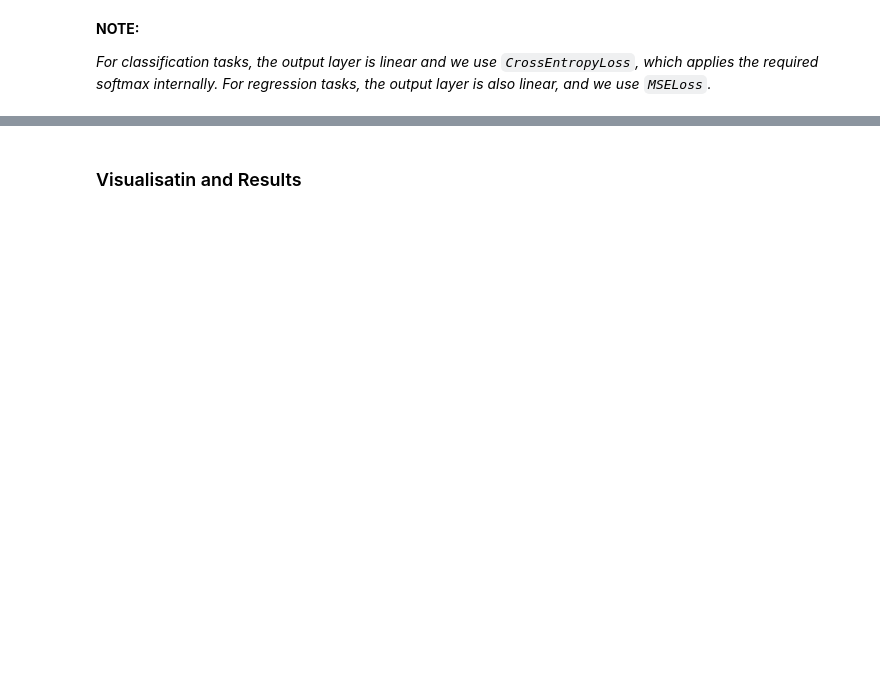
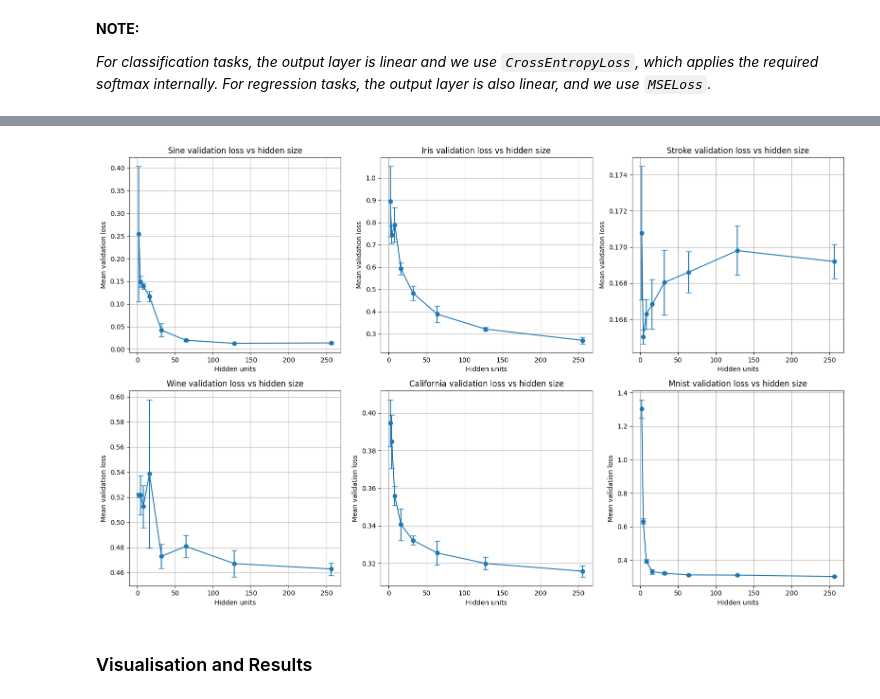
Before and after one commit to TasheelGovender/ML_assignment3, a Jupyter notebook: src/assignment_3.ipynb, the cells around one changed output, grey strips where cells are left out. Drawn from its saved outputs; the diff is of its cells as text; code cells hidden in the pictures; blank space fills up the shorter version.

Commit message:
Hidden units search and results

```diff
--- a/src/assignment_3.ipynb
+++ b/src/assignment_3.ipynb
@@ -170,10 +197,13 @@ def load_mnist_subset(n_samples=10000, random_state=42):
 ### Function approx.
 # %%
 # Synthetic Sine Wave Dataset
-def generate_sine_wave_data(num_samples: int = 1000, noise_level: float = 0.1) -> Tuple[np.ndarray, np.ndarray]:
+def generate_sine_wave_data(num_samples: int = 1000, noise_level: float = 0.1, random_state: int = 42) -> Tuple[pd.DataFrame, pd.Series]:
+    rng = np.random.default_rng(random_state)
     X = np.linspace(0, 2 * np.pi, num_samples)
-    y = np.sin(X) + noise_level * np.random.randn(num_samples)
-    return X.reshape(-1, 1), y.reshape(-1, 1)
+    y = np.sin(X) + noise_level * rng.standard_normal(num_samples)
+    X_sine = pd.DataFrame(X, columns=["x"])
+    y_sine = pd.Series(y, name="y")
+    return X_sine, y_sine
 # %%
 # Wine quality dataset from UCI ML Repository
 def load_wine_quality_data():
@@ -837,2 +1336,25 @@ def train_lfrog(
+# %%
+# Load results
+with open("results/hidden_unit_search_results_20250930_134929.json", "r") as f:
+    search_results = json.load(f)
+
+datasets = list(search_results.keys())
+
+plt.figure(figsize=(16, 10))
+for i, ds in enumerate(datasets):
+    results = search_results[ds]["results"]
+    hidden_sizes = [r["hidden_dim"] for r in results]
+    mean_vals = [r["mean_val"] for r in results]
+    std_vals = [r["std_val"] for r in results]
+    plt.subplot(2, 3, i+1)
+    plt.errorbar(hidden_sizes, mean_vals, yerr=std_vals, fmt='-o', capsize=4)
+    plt.title(f"{ds.capitalize()} validation loss vs hidden size")
+    plt.xlabel("Hidden units")
+    plt.ylabel("Mean validation loss")
+    plt.grid(True)
+plt.tight_layout()
+plt.show()
+# %% [output]
+[figure, added]
 # %% [markdown]
-### Visualisatin and Results
+### Visualisation and Results
```
Also changed, not shown: parts of 17 cells of this notebook, 2 other files.
